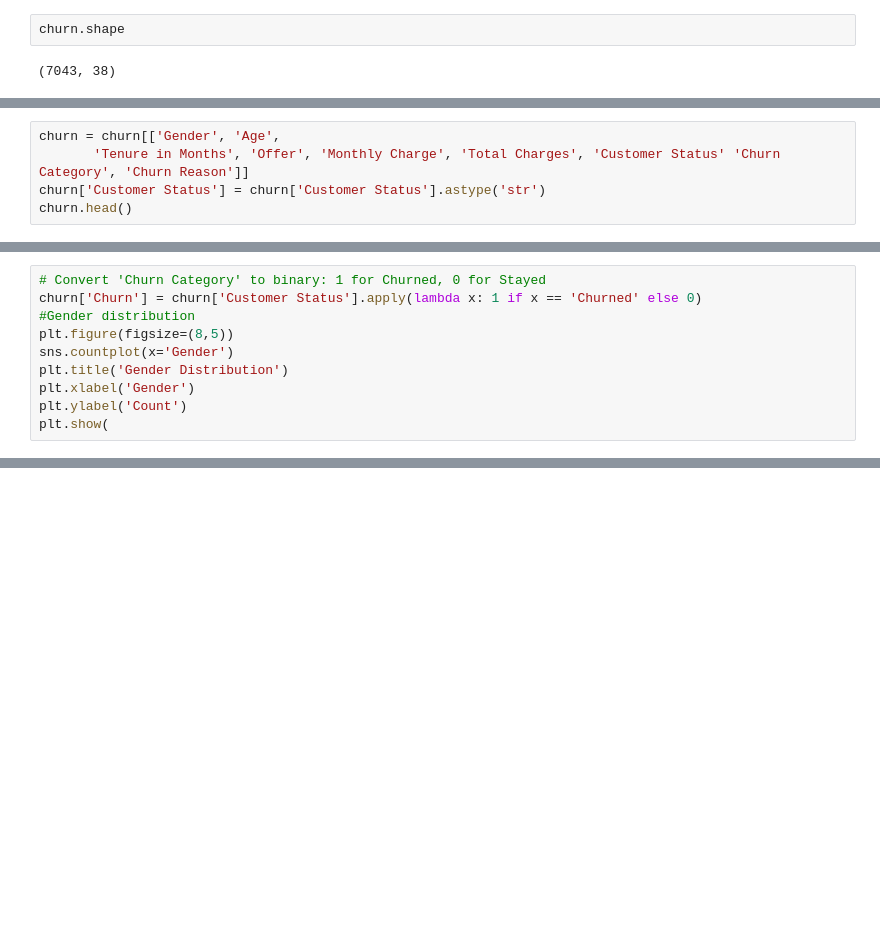
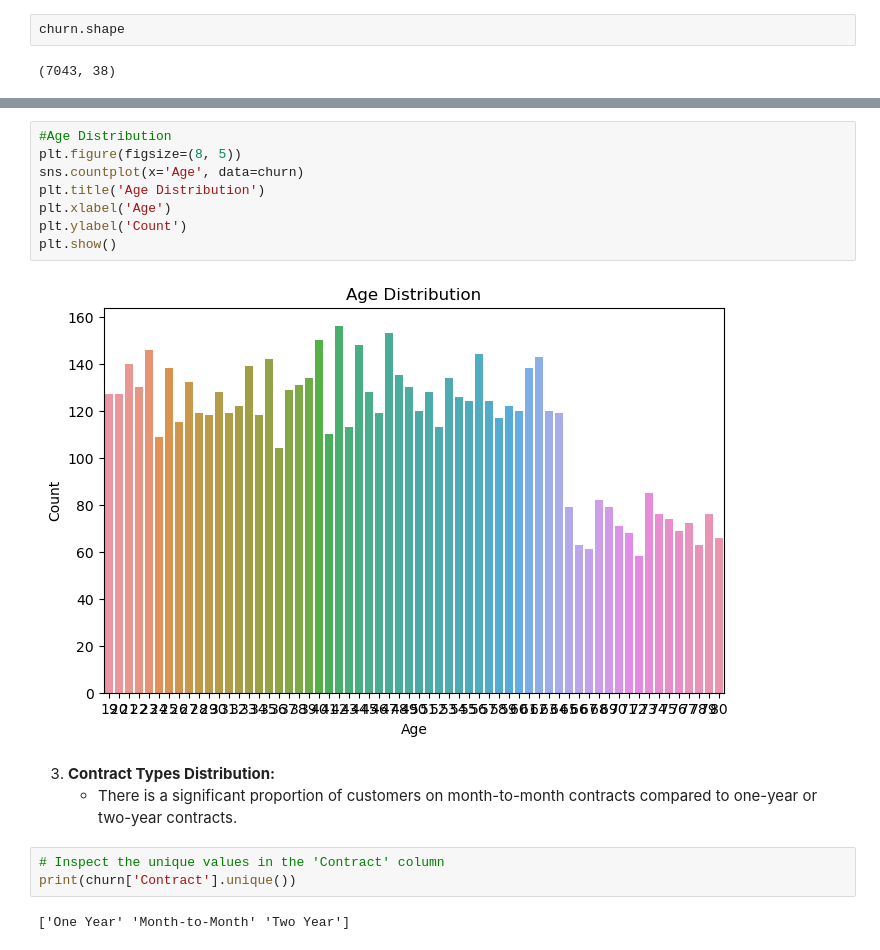
Before and after one commit to adeline-pepela/Telecom-Customer-Churn, a Jupyter notebook: churn_logistic_regression.ipynb, the cells around one changed output, grey strips where cells are left out. Cells and saved outputs as stored; diff of their text form; blank space fills up the shorter version.

```diff
--- a/churn_logistic_regression.ipynb
+++ b/churn_logistic_regression.ipynb
@@ -117,5 +194,0 @@ Index(['Customer ID', 'Gender', 'Age', 'Married', 'Number of Dependents',
-# %%
-churn = churn[['Gender', 'Age',
-       'Tenure in Months', 'Offer', 'Monthly Charge', 'Total Charges', 'Customer Status' 'Churn Category', 'Churn Reason']]
-churn['Customer Status'] = churn['Customer Status'].astype('str')
-churn.head()
@@ -124,10 +194,0 @@ KeyError: "['Customer StatusChurn Category'] not in index"
-# %%
-# Convert 'Churn Category' to binary: 1 for Churned, 0 for Stayed
-churn['Churn'] = churn['Customer Status'].apply(lambda x: 1 if x == 'Churned' else 0)
-#Gender distribution
-plt.figure(figsize=(8,5))
-sns.countplot(x='Gender')
-plt.title('Gender Distribution')
-plt.xlabel('Gender')
-plt.ylabel('Count')
-plt.show(
@@ -147,0 +231,18 @@ ValueError: Could not interpret value `Monthly Charge` for parameter `x`
+# %%
+#Age Distribution
+plt.figure(figsize=(8, 5))
+sns.countplot(x='Age', data=churn)
+plt.title('Age Distribution')
+plt.xlabel('Age')
+plt.ylabel('Count')
+plt.show()
+# %% [output]
+[figure, added]
+# %% [markdown]
+3. **Contract Types Distribution:**
+   - There is a significant proportion of customers on month-to-month contracts compared to one-year or two-year contracts.
+# %%
+# Inspect the unique values in the 'Contract' column
+print(churn['Contract'].unique())
+# %% [output]
+['One Year' 'Month-to-Month' 'Two Year']
```
Also changed, not shown: parts of 71 cells of this notebook.
